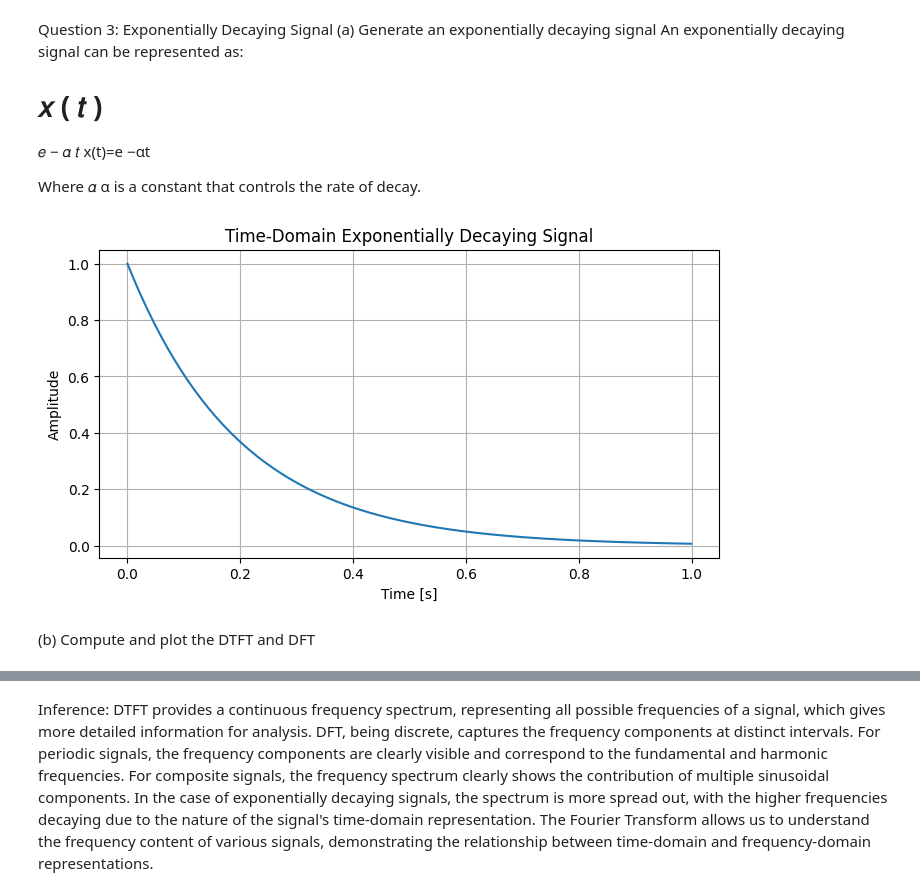
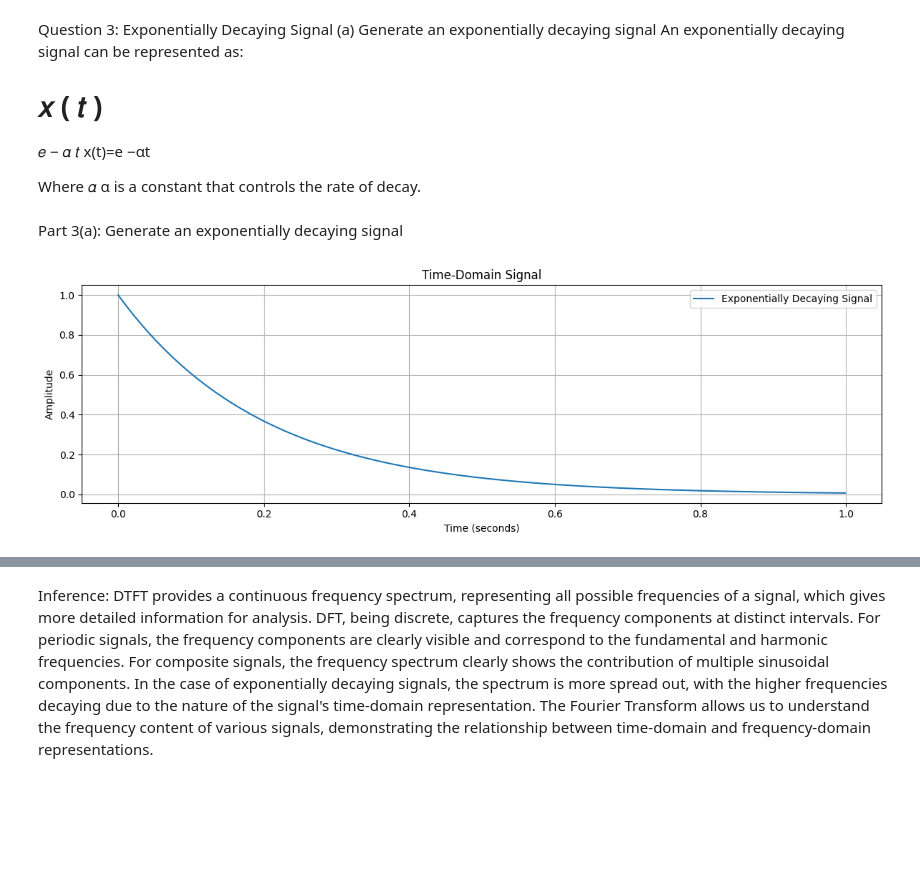
Before and after one commit to Sowmya-2348562/Speech-Processing, a Jupyter notebook: 2348562_SPR_Lab2.ipynb, the cells around one changed output, grey strips where cells are left out. Drawn from its saved outputs; the diff is of its cells as text; code cells hidden in the pictures; blank space fills up the shorter version.

```diff
--- a/2348562_SPR_Lab2.ipynb
+++ b/2348562_SPR_Lab2.ipynb
@@ -186,20 +272,30 @@ x(t)=e
 Where
 𝛼
 α is a constant that controls the rate of decay.
+# %% [markdown]
+Part 3(a): Generate an exponentially decaying signal
+# %%
+# Signal Parameters
+fs = 1000      # Sampling rate (Hz)
+T = 1          # Duration of the signal (seconds)
+t = np.arange(0, T, 1/fs)  # Time vector
+
+# Exponential Decay Parameters
+a = 5          # Decay rate (controls how fast the signal decays)
+# x[n] = e^{-a n T_s} where T_s = 1/fs
+x = np.exp(-a * t)
 # %%
-# Exponentially decaying signal
-alpha = 5
-x_exp = np.exp(-alpha * t)
+# Part 3(b): Plot the time-domain waveform
 
-# Plot time-domain waveform
-plt.figure(figsize=(8, 4))
-plt.plot(t, x_exp)
-plt.title('Time-Domain Exponentially Decaying Signal')
-plt.xlabel('Time [s]')
+
+plt.figure(figsize=(12, 4))
+plt.plot(t, x, label='Exponentially Decaying Signal')
+plt.title('Time-Domain Signal')
+plt.xlabel('Time (seconds)')
 plt.ylabel('Amplitude')
 plt.grid(True)
+plt.legend()
+plt.tight_layout()
 plt.show()
 # %% [output]
-[figure, old version]
+[figure, new version]
-# %% [markdown]
-(b) Compute and plot the DTFT and DFT
```
Also changed, not shown: parts of 20 cells of this notebook.
